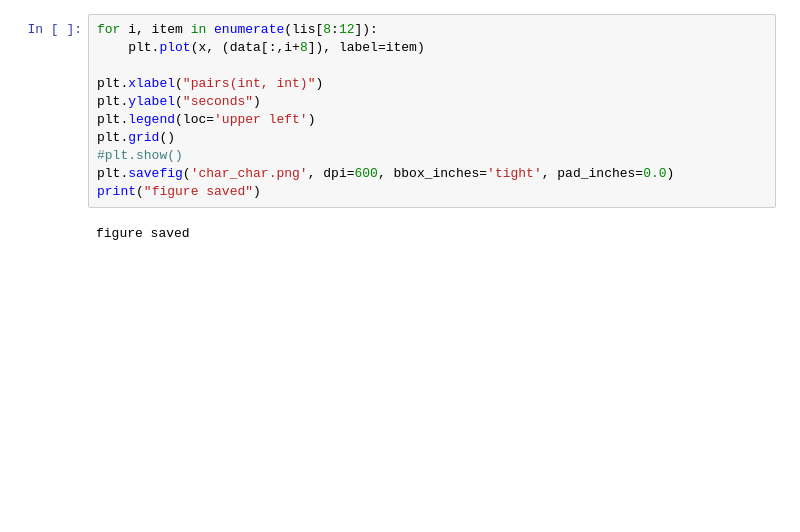
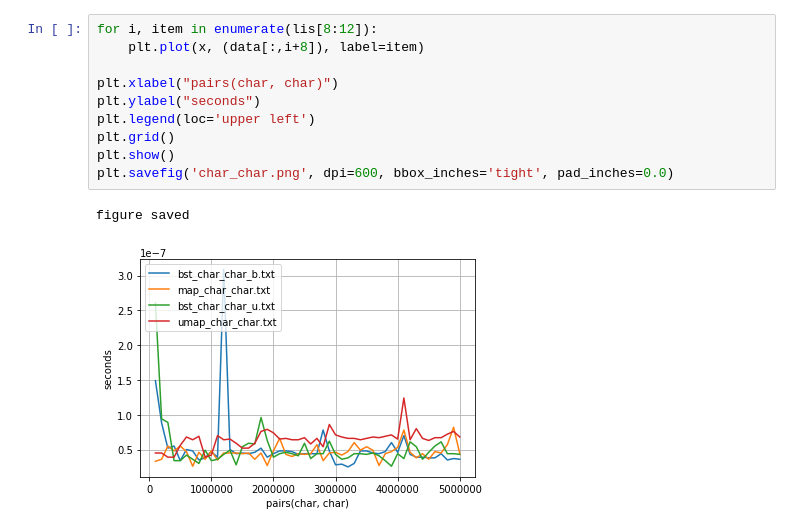
Before and after one commit to emaballarin/BSTDplate, a Jupyter notebook: benchmarks/results/script.ipynb, the cells around one changed output. Drawn from its saved outputs; the diff is of its cells as text; blank space fills up the shorter version.

```diff
--- a/benchmarks/results/script.ipynb
+++ b/benchmarks/results/script.ipynb
@@ -43,13 +49,13 @@ figure saved
 # %%
 for i, item in enumerate(lis[8:12]):
     plt.plot(x, (data[:,i+8]), label=item)
 
-plt.xlabel("pairs(int, int)")
+plt.xlabel("pairs(char, char)")
 plt.ylabel("seconds")
 plt.legend(loc='upper left')
 plt.grid()
-#plt.show()
+plt.show()
 plt.savefig('char_char.png', dpi=600, bbox_inches='tight', pad_inches=0.0)
-print("figure saved")
 # %% [output]
 figure saved
+[figure, added]
```
Also changed, not shown: parts of 2 cells of this notebook, 3 other files.
